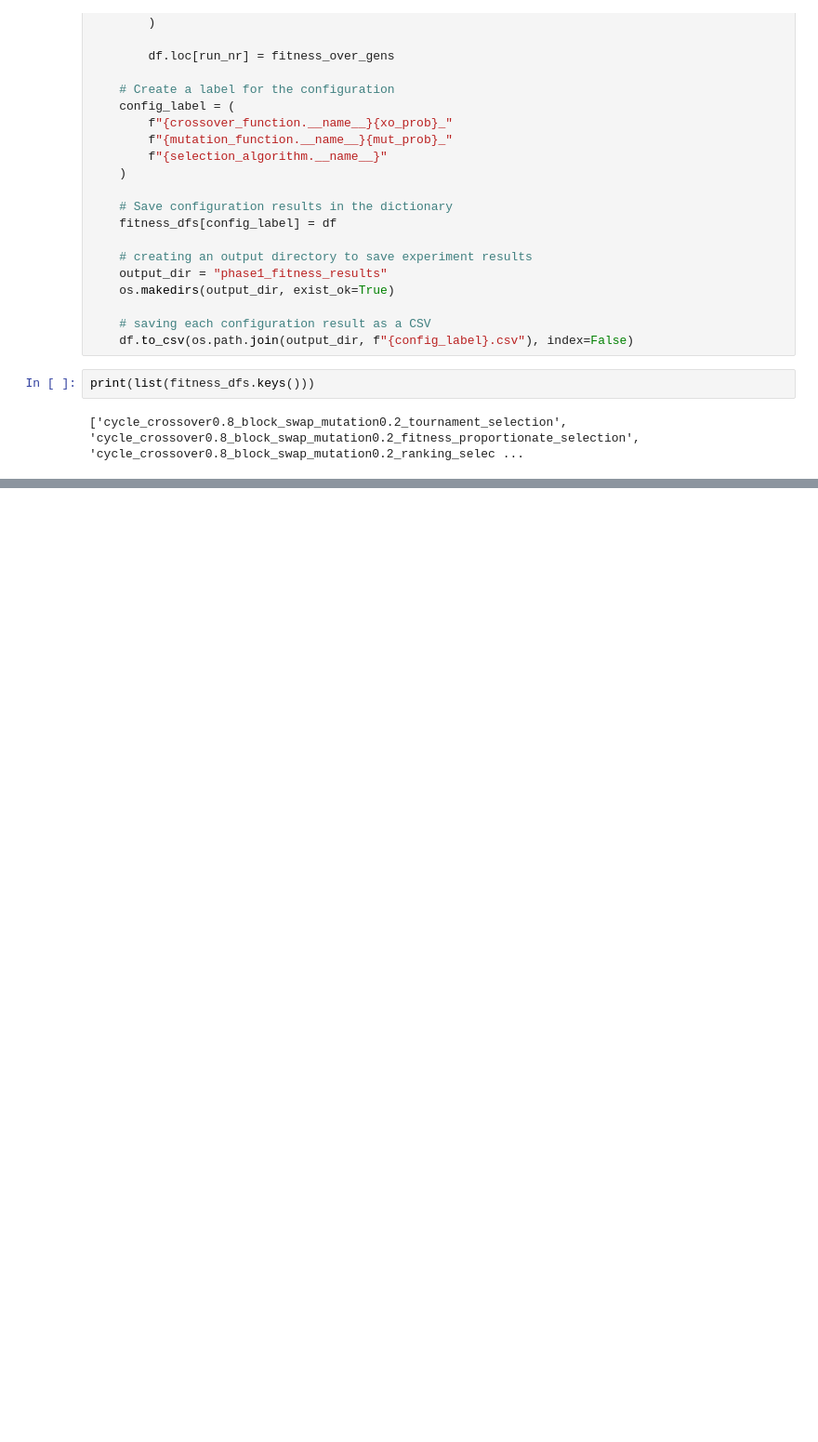
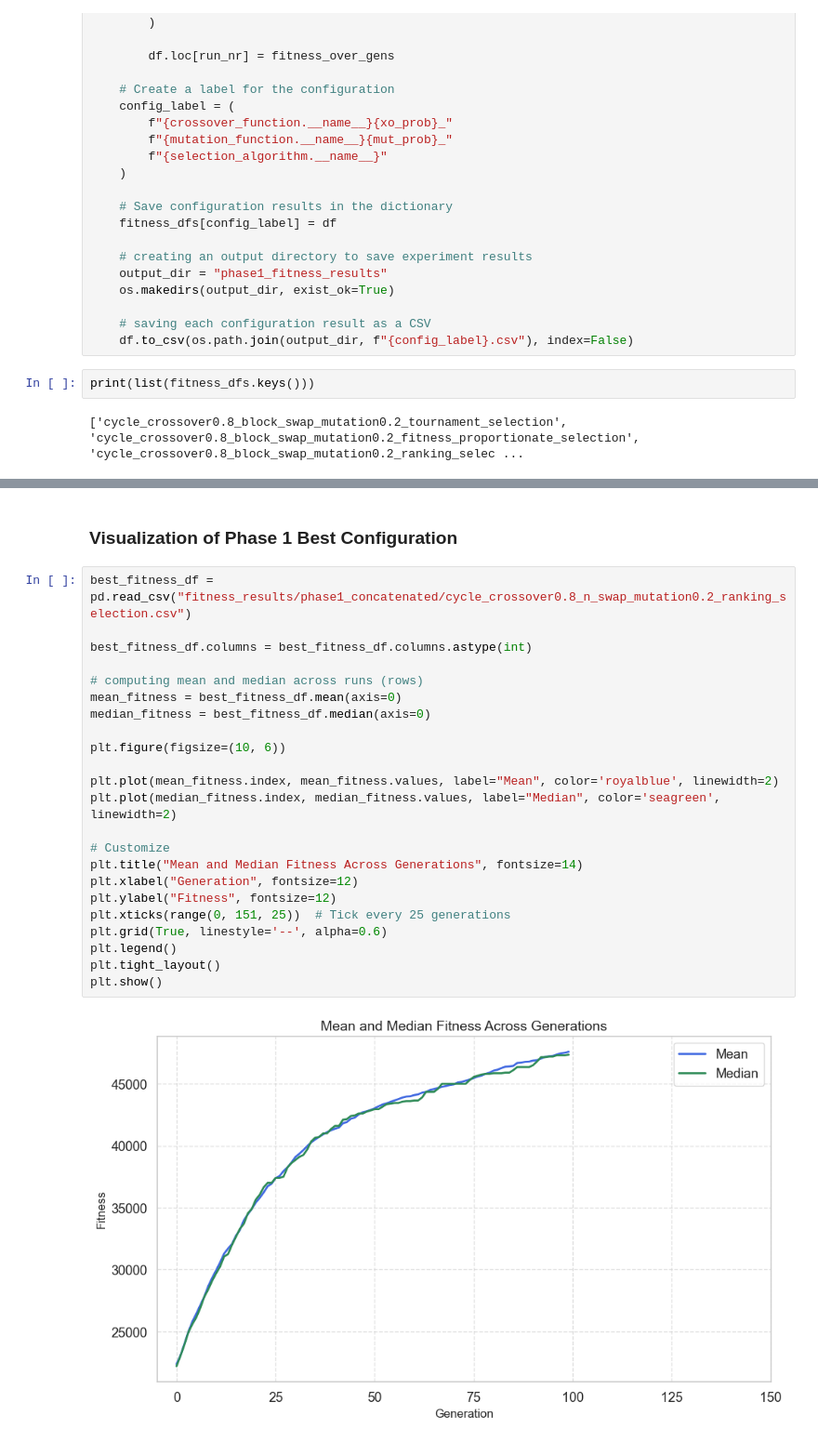
Before and after one commit to gcordeirofm/CIFO25_42, a Jupyter notebook: project/phase_1.ipynb, the cells around one changed output, grey strips where cells are left out. Shown at 93% size. Saved outputs shown, nothing was run; the diff lists cells and outputs as text; blank space fills up the shorter version.

```diff
--- a/project/phase_1.ipynb
+++ b/project/phase_1.ipynb
@@ -218,0 +277,27 @@ pos_based_crossover0.8_shuffle_subsequence_mutation0.2_ranking_selection: 45666.
+# %% [markdown]
+### Visualization of Phase 1 Best Configuration
+# %%
+best_fitness_df = pd.read_csv("fitness_results/phase1_concatenated/cycle_crossover0.8_n_swap_mutation0.2_ranking_selection.csv")
+
+best_fitness_df.columns = best_fitness_df.columns.astype(int)
+
+# computing mean and median across runs (rows)
+mean_fitness = best_fitness_df.mean(axis=0)
+median_fitness = best_fitness_df.median(axis=0)
+
+plt.figure(figsize=(10, 6))
+
+plt.plot(mean_fitness.index, mean_fitness.values, label="Mean", color='royalblue', linewidth=2)
+plt.plot(median_fitness.index, median_fitness.values, label="Median", color='seagreen', linewidth=2)
+
+# Customize
+plt.title("Mean and Median Fitness Across Generations", fontsize=14)
+plt.xlabel("Generation", fontsize=12)
+plt.ylabel("Fitness", fontsize=12)
+plt.xticks(range(0, 151, 25))  # Tick every 25 generations
+plt.grid(True, linestyle='--', alpha=0.6)
+plt.legend()
+plt.tight_layout()
+plt.show()
+# %% [output]
+[figure, added]
```
Also changed, not shown: parts of 24 cells of this notebook, 2 other files.
